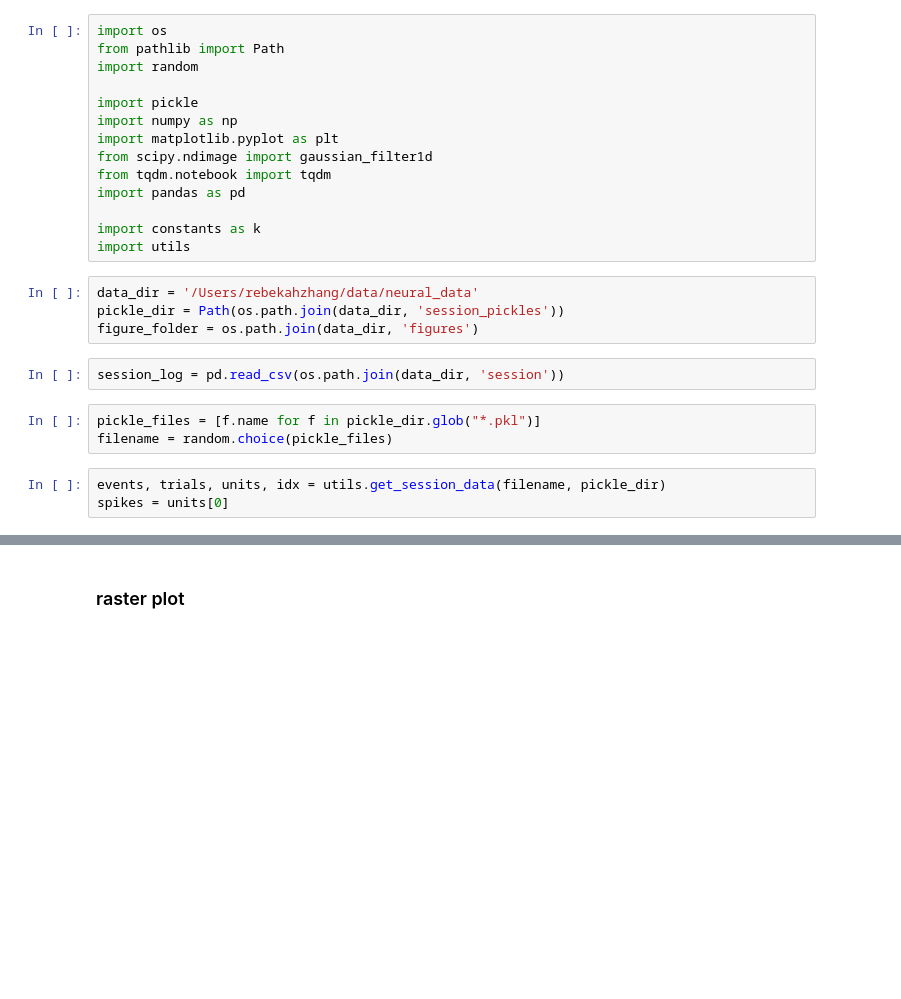
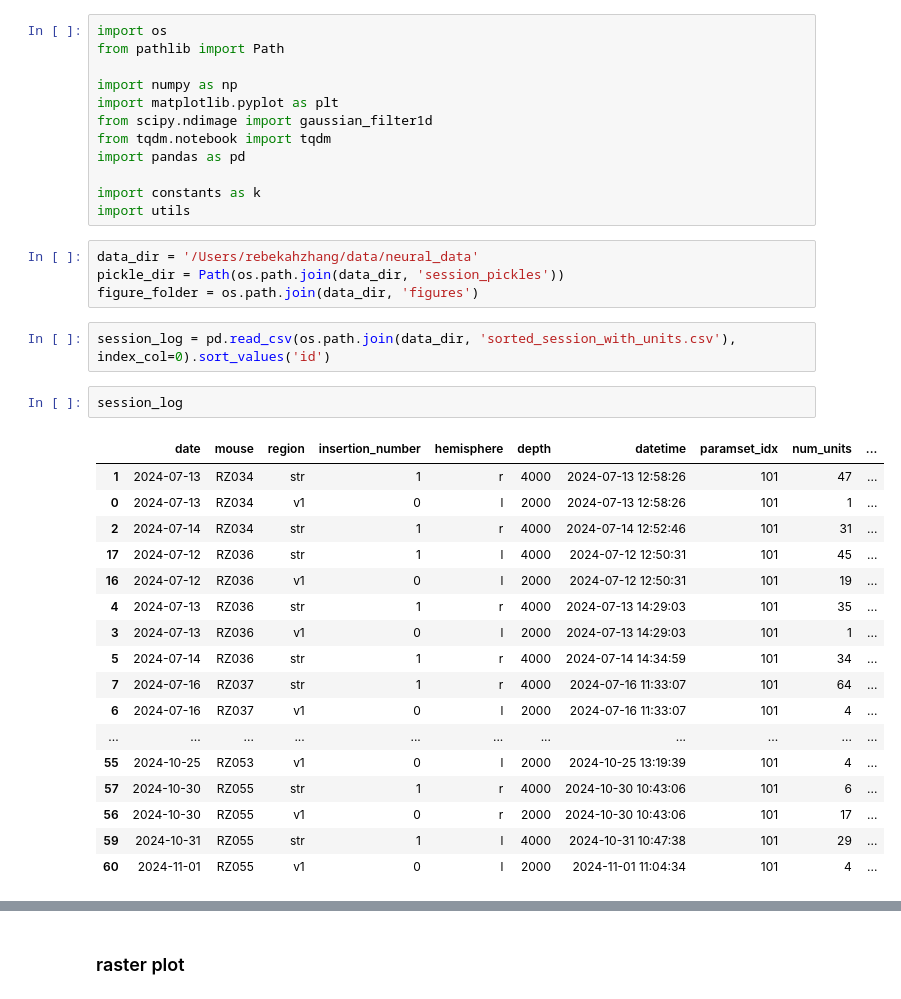
Before and after one commit to rebz444/cheerios, a Jupyter notebook: 1_plot_raster_histo.ipynb, the cells around one changed output, grey strips where cells are left out. Cells and saved outputs as stored; diff of their text form; blank space fills up the shorter version.

```diff
--- a/1_plot_raster_histo.ipynb
+++ b/1_plot_raster_histo.ipynb
@@ -1,9 +1,7 @@
 # %%
 import os
 from pathlib import Path
-import random
 
-import pickle
 import numpy as np
 import matplotlib.pyplot as plt
 from scipy.ndimage import gaussian_filter1d
@@ -17,10 +15,24 @@ data_dir = '/Users/rebekahzhang/data/neural_data'
 pickle_dir = Path(os.path.join(data_dir, 'session_pickles'))
 figure_folder = os.path.join(data_dir, 'figures')
 # %%
-session_log = pd.read_csv(os.path.join(data_dir, 'session'))
+session_log = pd.read_csv(os.path.join(data_dir, 'sorted_session_with_units.csv'), index_col=0).sort_values('id')
-# %%
-pickle_files = [f.name for f in pickle_dir.glob("*.pkl")]
-filename = random.choice(pickle_files)
-# %%
-events, trials, units, idx = utils.get_session_data(filename, pickle_dir)
-spikes = units[0]
+# %%
+session_log
+# %% [output]
+|  | date | mouse | region | insertion_number | hemisphere | depth | datetime | paramset_idx | num_units | ... |
+| 1 | 2024-07-13 | RZ034 | str | 1 | r | 4000 | 2024-07-13 12:58:26 | 101 | 47 | ... |
+| 0 | 2024-07-13 | RZ034 | v1 | 0 | l | 2000 | 2024-07-13 12:58:26 | 101 | 1 | ... |
+| 2 | 2024-07-14 | RZ034 | str | 1 | r | 4000 | 2024-07-14 12:52:46 | 101 | 31 | ... |
+| 17 | 2024-07-12 | RZ036 | str | 1 | l | 4000 | 2024-07-12 12:50:31 | 101 | 45 | ... |
+| 16 | 2024-07-12 | RZ036 | v1 | 0 | l | 2000 | 2024-07-12 12:50:31 | 101 | 19 | ... |
+| 4 | 2024-07-13 | RZ036 | str | 1 | r | 4000 | 2024-07-13 14:29:03 | 101 | 35 | ... |
+| 3 | 2024-07-13 | RZ036 | v1 | 0 | l | 2000 | 2024-07-13 14:29:03 | 101 | 1 | ... |
+| 5 | 2024-07-14 | RZ036 | str | 1 | r | 4000 | 2024-07-14 14:34:59 | 101 | 34 | ... |
+| 7 | 2024-07-16 | RZ037 | str | 1 | r | 4000 | 2024-07-16 11:33:07 | 101 | 64 | ... |
+| 6 | 2024-07-16 | RZ037 | v1 | 0 | l | 2000 | 2024-07-16 11:33:07 | 101 | 4 | ... |
+| ... | ... | ... | ... | ... | ... | ... | ... | ... | ... | ... |
+| 55 | 2024-10-25 | RZ053 | v1 | 0 | l | 2000 | 2024-10-25 13:19:39 | 101 | 4 | ... |
+| 57 | 2024-10-30 | RZ055 | str | 1 | r | 4000 | 2024-10-30 10:43:06 | 101 | 6 | ... |
+| 56 | 2024-10-30 | RZ055 | v1 | 0 | r | 2000 | 2024-10-30 10:43:06 | 101 | 17 | ... |
+| 59 | 2024-10-31 | RZ055 | str | 1 | l | 4000 | 2024-10-31 10:47:38 | 101 | 29 | ... |
+| 60 | 2024-11-01 | RZ055 | v1 | 0 | l | 2000 | 2024-11-01 11:04:34 | 101 | 4 | ... |
```
Also changed, not shown: parts of 15 cells of this notebook, 6 other files.
